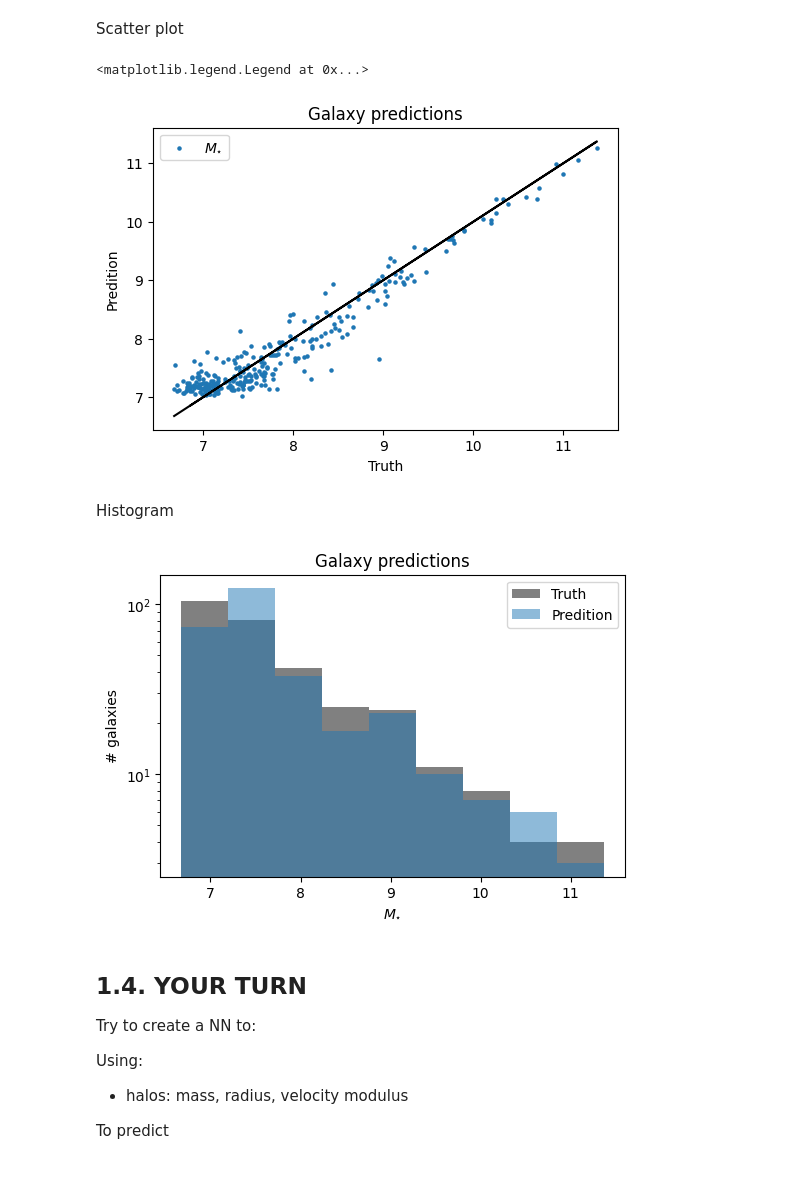
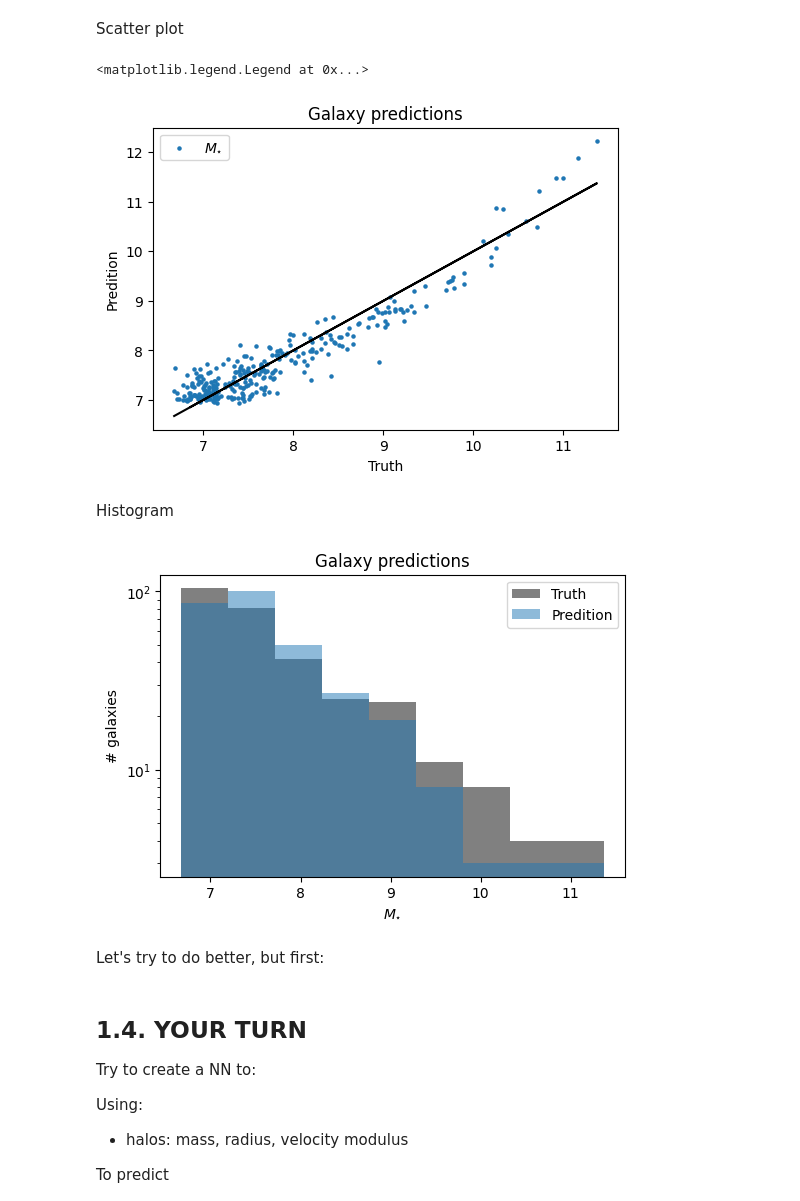
Before and after one commit to DataDrivenGalaxyEvolution/galevo23-tutorials, a Jupyter notebook: week-2/tutorial_on_halo-galaxy_connection/halo-galaxy_connection.ipynb, the cells around one changed output. Saved outputs shown, nothing was run; the diff lists cells and outputs as text; code cells hidden in the pictures; blank space fills up the shorter version.

```diff
--- a/week-2/tutorial_on_halo-galaxy_connection/halo-galaxy_connection.ipynb
+++ b/week-2/tutorial_on_halo-galaxy_connection/halo-galaxy_connection.ipynb
@@ -474,6 +483,9 @@ The predictions are done using the `predict` function
+# %%
+#Loading the model
+loaded_model = load_model('model.h5')
 # %%
 #Predictions
-prediction = my_model.predict(x_test)
+prediction = loaded_model.predict(x_test)
 # %% [output]
 10/10 [==============================] - 0s 1ms/step
 # %% [markdown]
@@ -493,29 +505,31 @@ Scatter plot
 # %%
 plt.figure(dpi = 100)
 plt.title('Galaxy predictions')
-plt.scatter(y_test[:, 0], prediction[:, 0], s = 5, color = 'C0', label = '$M_{\star}$')
+plt.scatter(y_test, prediction, s = 5, color = 'C0', label = '$M_{\star}$')
 plt.xlabel(r'Truth')
-plt.plot(y_test[:, 0], y_test[:, 0], color = 'black')
+plt.plot(y_test, y_test, color = 'black')
 plt.ylabel(r'Predition')
 plt.legend()
 # %% [output]
 <matplotlib.legend.Legend at 0x...>
-[figure, old version]
+[figure, new version]
 # %% [markdown]
 Histogram
 # %%
 plt.figure(dpi = 100)
 plt.title('Galaxy predictions')
 
-bins = np.linspace(np.min(y_test[:, 0]), np.max(y_test[:, 0]), 10)
-plt.hist(y_test[:, 0], bins = bins, color = 'gray', label = 'Truth')
-plt.hist(prediction[:, 0], bins = bins, color = 'C0', alpha = 0.5, label = 'Predition')
+bins = np.linspace(np.min(y_test), np.max(y_test), 10)
+plt.hist(y_test, bins = bins, color = 'gray', label = 'Truth')
+plt.hist(prediction, bins = bins, color = 'C0', alpha = 0.5, label = 'Predition')
 plt.xlabel(r'$M_{\star}$')
 plt.ylabel(r'# galaxies')
 plt.legend()
 plt.yscale('log')
 # %% [output]
-[figure, old version]
+[figure, new version]
+# %% [markdown]
+Let's try to do better, but first:
 # %% [markdown]
 ## 1.4. YOUR TURN
 
```
Also changed, not shown: parts of 32 cells of this notebook, 2 other files.
